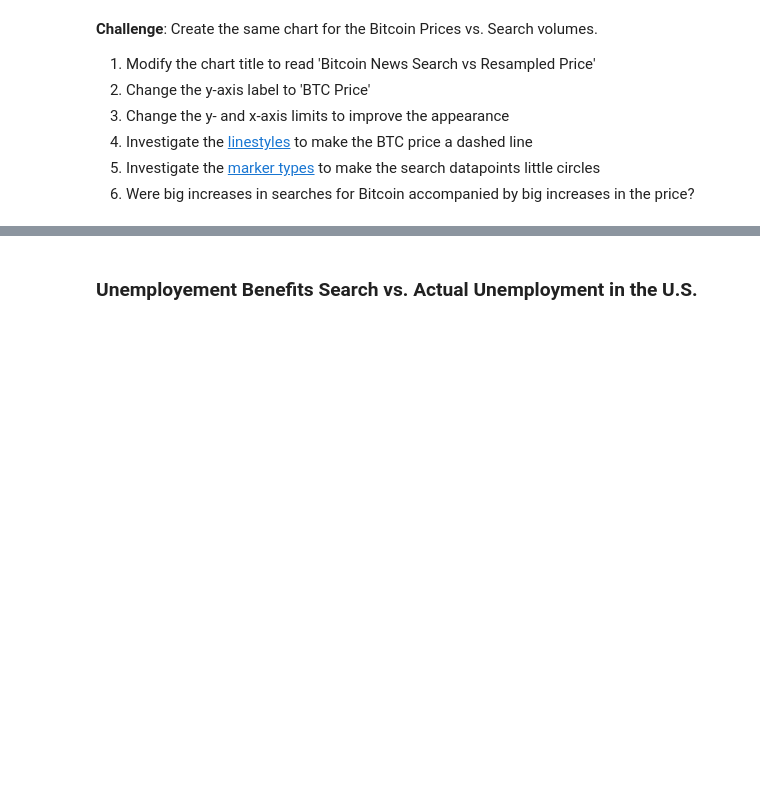
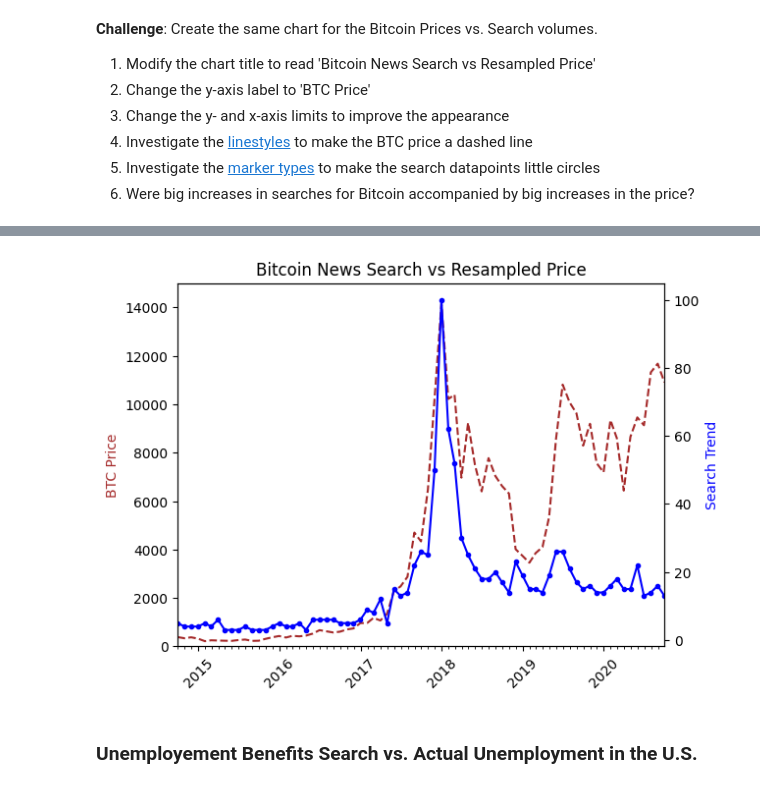
Before and after one commit to yakubszatkowski/100-days-python, a Jupyter notebook: push/Google_Trends_and_Data_Visualisation_(start).ipynb, the cells around one changed output, grey strips where cells are left out. Drawn from its saved outputs; the diff is of its cells as text; code cells hidden in the pictures; blank space fills up the shorter version.

```diff
--- a/push/Google_Trends_and_Data_Visualisation_(start).ipynb
+++ b/push/Google_Trends_and_Data_Visualisation_(start).ipynb
@@ -159,0 +320,4 @@ Number of missing values:
+# %%
+# creates a df in monthly intervals with the last price of bitcoin
+df_btc_monthly_last = df_btc_price.resample('M', on='DATE').last()
+df_btc_monthly_last
@@ -196,3 +421,7 @@ How to add tick formatting for dates on the x-axis.
 4. Investigate the [linestyles](https://matplotlib.org/3.2.1/api/_as_gen/matplotlib.pyplot.plot.html ) to make the BTC price a dashed line <br>
 5. Investigate the [marker types](https://matplotlib.org/3.2.1/api/markers_api.html) to make the search datapoints little circles <br>
 6. Were big increases in searches for Bitcoin accompanied by big increases in the price?
+# %%
+# DATE column was presented in the DataFrame as index, in order to access it I've used .reset_index(), alternative way to access DATA in this case would be df_btc_monthly_last.index
+df_btc_monthly_last = df_btc_monthly_last.reset_index()
+df_btc_monthly_last.head()
@@ -199,3 +435,25 @@ How to add tick formatting for dates on the x-axis.
+# %%
+plt.title('Bitcoin News Search vs Resampled Price')
+plt.xticks(rotation=45)
+ax1 = plt.gca()
+ax2 = ax1.twinx()
+
+ax1.plot(df_btc_monthly_last['DATE'], df_btc_monthly_last['CLOSE'], label='BTC Price', color='brown', linestyle='--')  # also may be linestyle = 'dashed'
+ax2.plot(df_btc_monthly_last['DATE'], df_btc_search['BTC_NEWS_SEARCH'], label='Search Trend', color='blue', marker='.')
+
+ax1.set_ylabel('BTC Price', color='brown')
+ax2.set_ylabel('Search Trend', color='blue')
+
+ax1.set_xlim(df_btc_monthly_last['DATE'].min(),df_btc_monthly_last['DATE'].max())
+ax1.set_ylim(0, 15000)
+
+ax1.xaxis.set_major_locator(years)
+ax1.xaxis.set_major_formatter(years_fmt)
+ax1.xaxis.set_minor_locator(months)
+
+plt.show()
+# %% [output]
+[figure, added]
 # %% [markdown]
 ### Unemployement Benefits Search vs. Actual Unemployment in the U.S.
 # %% [markdown]
```
Also changed, not shown: parts of 43 cells of this notebook.
